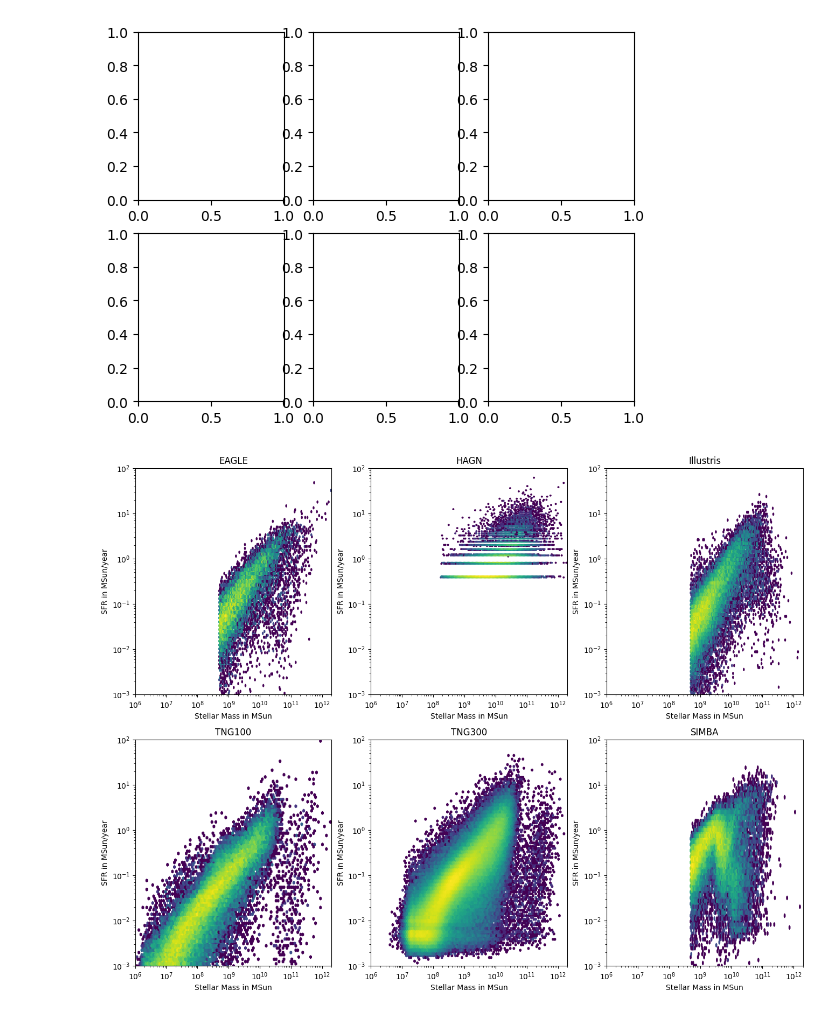
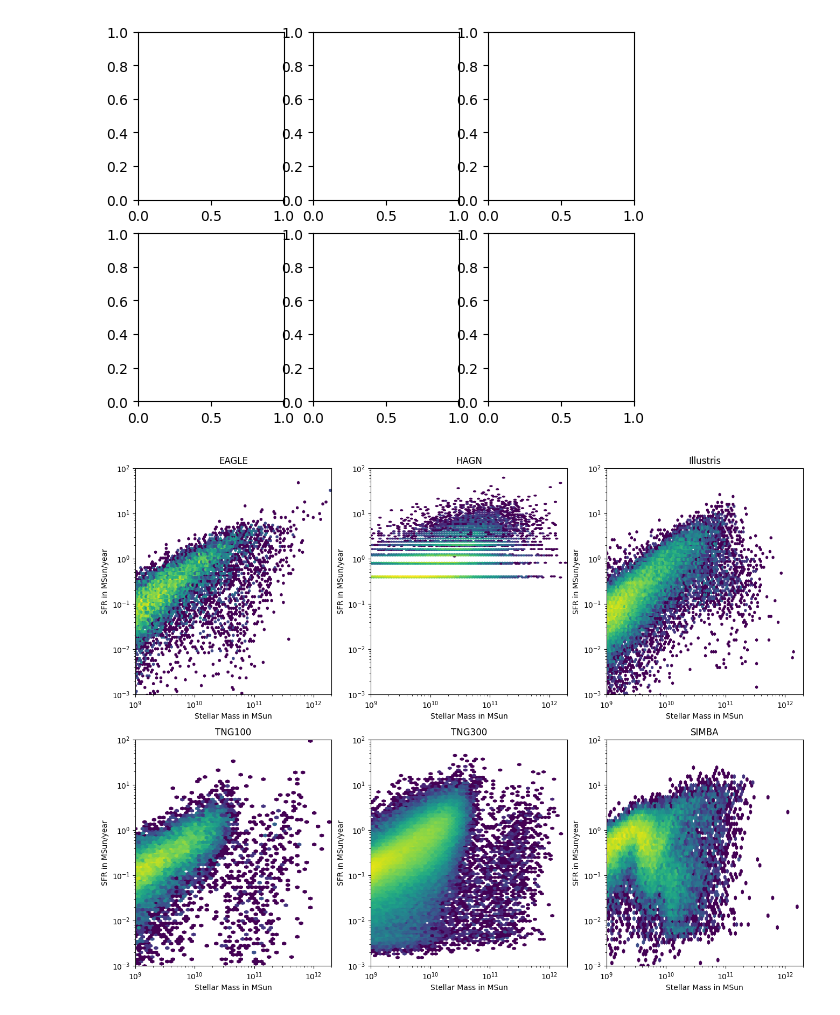
Before and after one commit to clilje/summer_2023, a Jupyter notebook: Week 1/sfr_stellarMass.ipynb, the cells around one changed output. Cells and saved outputs as stored; diff of their text form; code cells hidden in the pictures.

```diff
--- a/Week 1/sfr_stellarMass.ipynb
+++ b/Week 1/sfr_stellarMass.ipynb
@@ -47,32 +47,32 @@ while x < len(snapshot_num):
 
     zero_rows = (sfr <= 0)
 
     if np.size(np.where(zero_rows)[0]) != 0:
 
         first_invalid = np.where(zero_rows)[0][0]
         sfr = np.delete(sfr, np.where(zero_rows)[0])
         stellar_mass = np.delete(stellar_mass, np.where(zero_rows)[0])
 
     #axes[i][j].hexbin(data_stellar_mass, sfr,bins='log', xscale='log', yscale='log', alpha = 0.5)
     #axes[i][j].hexbin(stellar_mass, sfr,bins='log', xscale='log', yscale='log', alpha= 0.5, cmap='autumn')
     axes[i][j].hexbin(stellar_mass, sfr, bins = 'log',xscale='log', yscale='log')
     axes[i][j].set_xlabel(r'Stellar Mass in MSun')
-    axes[i][j].set_xlim([10**6, 2*10**12])
+    axes[i][j].set_xlim([10**9, 2*10**12])
     axes[i][j].set_ylim([10**(-3), 10**2])
     axes[i][j].set_ylabel(r'SFR in MSun/year')
     axes[i][j].set_xscale('log')
     axes[i][j].set_yscale('log')
     axes[i][j].set_title(str(sim_list[x]))
     #axes[i][j].legend()
     x += 1
     j += 1
     if x == 3:
         i +=1
         j = j-3
 
 
 plt.savefig('Figures/stellarMass_vs_sfr')
 plt.show()
 # %% [output]
 [figure]
-[figure, old version]
+[figure, new version]
```
Also changed, not shown: 1 other file.
